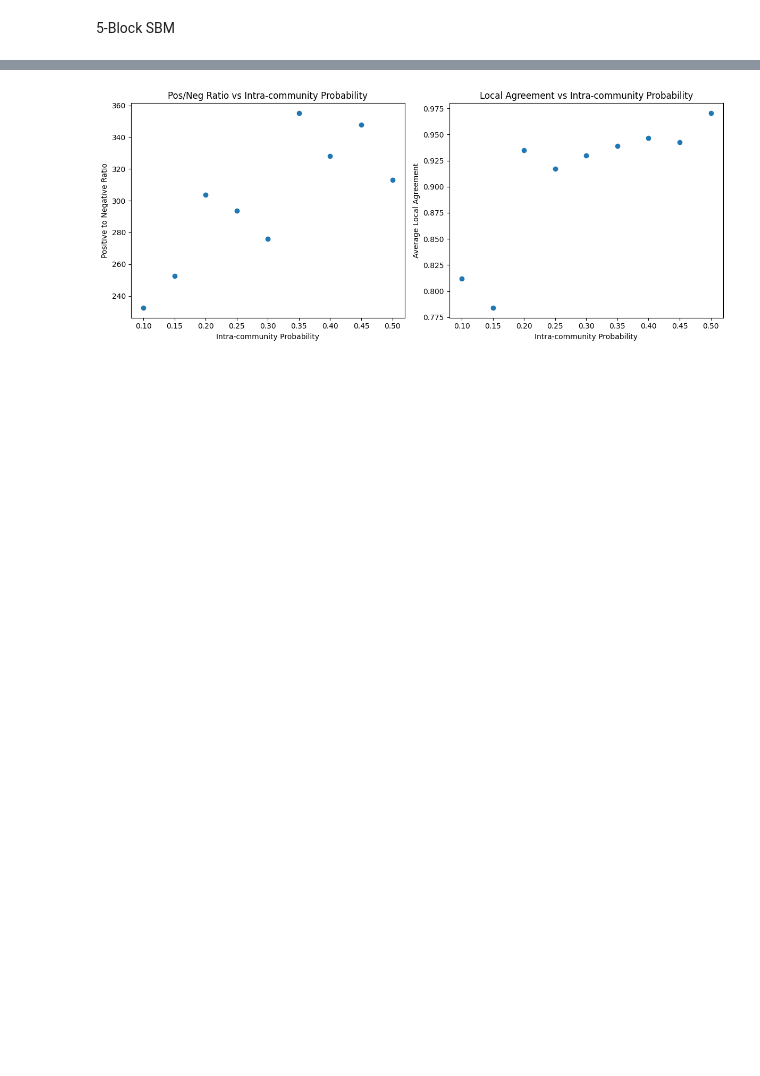
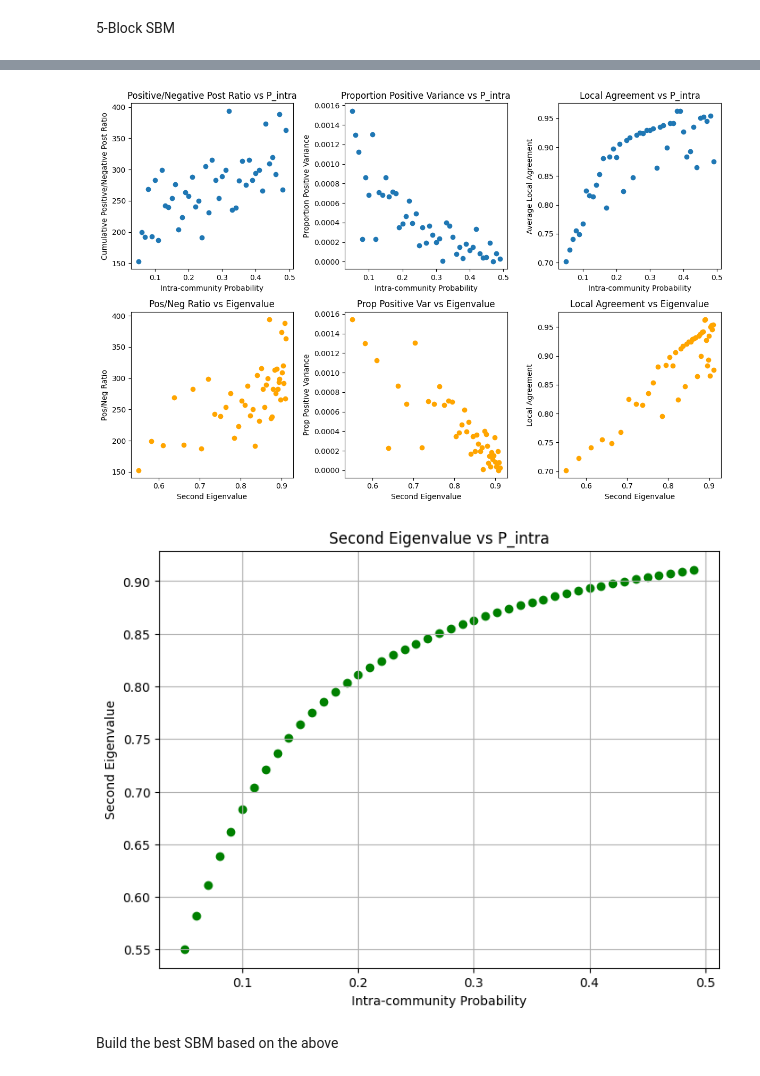
Before and after one commit to lexiekateb/amlds, a Jupyter notebook: experiments.ipynb, the cells around one changed output, grey strips where cells are left out. Drawn from its saved outputs; the diff is of its cells as text; code cells hidden in the pictures; blank space fills up the shorter version.

```diff
--- a/experiments.ipynb
+++ b/experiments.ipynb
@@ -66,7 +66,7 @@ Random geometric
 # %%
 G = create_random_geometric_graph(
         n=1000,  # number of nodes
-        radius=0.057 # radius for connection
+        radius=0.06 # radius for connection
     )
 plt.imshow(np.array(nx.adjacency_matrix(G).todense()))
 
@@ -113,7 +114,7 @@ Are there self loops? False
 model = run_experiment(
     graph=G,
     threshold=0.6,
-    steps=10,
+    steps=5,
     visualize=True
 )
 # %% [output]
@@ -218,7 +255,7 @@ G = create_sbm_graph(
 model = run_experiment(
     graph=G,
     threshold=0.6,
-    steps=10,
+    steps=5,
     visualize=True
 )
 # %% [output]
@@ -315,6 +390,6 @@ Final local agreement variance: 0.0256
 # %%
 # Create list of intra-community probabilities from 0.1 to 0.5
-p_intras = np.arange(0.1, 0.51, 0.05)
+p_intras = np.arange(0.05, 0.5, 0.01)
 
 # Run experiments for different intra-community probabilities
 results = []
@@ -326,7 +401,7 @@ for p_intra in p_intras:
     )
 
     # Run experiment with visualization off to avoid clutter
-    model, pos_to_neg_ratio, pos_to_neg_ratio_var, average_local_agreement = run_experiment(
+    model, pos_to_neg_ratio, prop_pos_var, avg_local_agreement, second_eigenval = run_experiment(
         graph=G,
         threshold=0.6,
         steps=50,
@@ -336,29 +411,63 @@ for p_intra in p_intras:
     results.append({
         'p_intra': p_intra,
         'pos_to_neg_ratio': pos_to_neg_ratio,
-        'local_agreement': average_local_agreement
+        'proportion_positive_var': prop_pos_var,
+        'local_agreement': avg_local_agreement,
+        'second_eigenvalue': second_eigenval
     })
 
 # Create scatter plots
-fig, (ax1, ax2) = plt.subplots(1, 2, figsize=(12, 5))
+fig, ((ax1, ax2, ax3), (ax4, ax5, ax6)) = plt.subplots(2, 3, figsize=(12, 8))
 
-# Plot pos/neg ratio vs intra-community probability
+# Plot metrics vs p_intra
 p_intra_vals = [r['p_intra'] for r in results]
-ratios = [r['pos_to_neg_ratio'] for r in results]
-ax1.scatter(p_intra_vals, ratios)
+pos_neg_ratios = [r['pos_to_neg_ratio'] for r in results]
+prop_vars = [r['proportion_positive_var'] for r in results]
+agreements = [r['local_agreement'] for r in results]
+eigenvals = [r['second_eigenvalue'] for r in results]
+
+ax1.scatter(p_intra_vals, pos_neg_ratios)
 ax1.set_xlabel('Intra-community Probability')
-ax1.set_ylabel('Positive to Negative Ratio')
-ax1.set_title('Pos/Neg Ratio vs Intra-community Probability')
+ax1.set_ylabel('Cumulative Positive/Negative Post Ratio')
+ax1.set_title('Positive/Negative Post Ratio vs P_intra')
 
-# Plot local agreement vs intra-community probability
-agreements = [r['local_agreement'] for r in results]
-ax2.scatter(p_intra_vals, agreements)
+ax2.scatter(p_intra_vals, prop_vars)
 ax2.set_xlabel('Intra-community Probability')
-ax2.set_ylabel('Average Local Agreement')
-ax2.set_title('Local Agreement vs Intra-community Probability')
+ax2.set_ylabel('Proportion Positive Variance')
+ax2.set_title('Proportion Positive Variance vs P_intra')
+
+ax3.scatter(p_intra_vals, agreements)
+ax3.set_xlabel('Intra-community Probability')
+ax3.set_ylabel('Average Local Agreement')
+ax3.set_title('Local Agreement vs P_intra')
+
+# Plot metrics vs eigenvalue
+ax4.scatter(eigenvals, pos_neg_ratios, color='orange')
+ax4.set_xlabel('Second Eigenvalue')
+ax4.set_ylabel('Pos/Neg Ratio')
+ax4.set_title('Pos/Neg Ratio vs Eigenvalue')
+
+ax5.scatter(eigenvals, prop_vars, color='orange')
+ax5.set_xlabel('Second Eigenvalue')
+ax5.set_ylabel('Prop Positive Variance')
+ax5.set_title('Prop Positive Var vs Eigenvalue')
+
+ax6.scatter(eigenvals, agreements, color='orange')
+ax6.set_xlabel('Second Eigenvalue')
+ax6.set_ylabel('Local Agreement')
+ax6.set_title('Local Agreement vs Eigenvalue')
 
 plt.tight_layout()
 plt.show()
+
+# Plot p_intra vs eigenvalue
+plt.figure(figsize=(8, 6))
+plt.scatter(p_intra_vals, eigenvals, color='green')
+plt.xlabel('Intra-community Probability')
+plt.ylabel('Second Eigenvalue')
+plt.title('Second Eigenvalue vs P_intra')
+plt.grid(True)
+plt.show()
 # %% [output]
 Initial opinion distribution:
   Positive opinions: 41.00%
@@ -380 +489,4 @@ Final local agreement variance: 0.0007
-[figure, old version]
+[figure, new version]
+[figure, added]
+# %% [markdown]
+Build the best SBM based on the above
```
Also changed, not shown: parts of 9 cells of this notebook, 2 other files.
